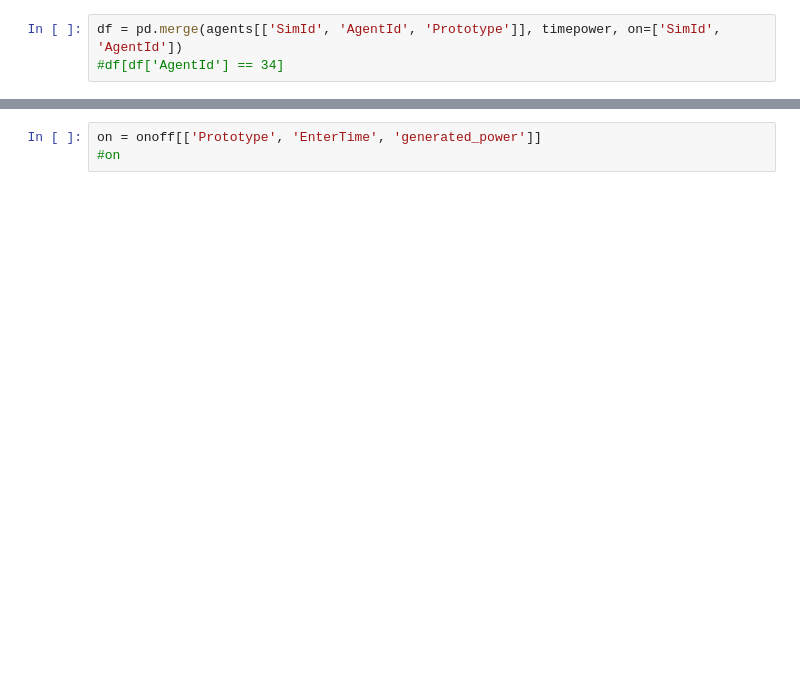
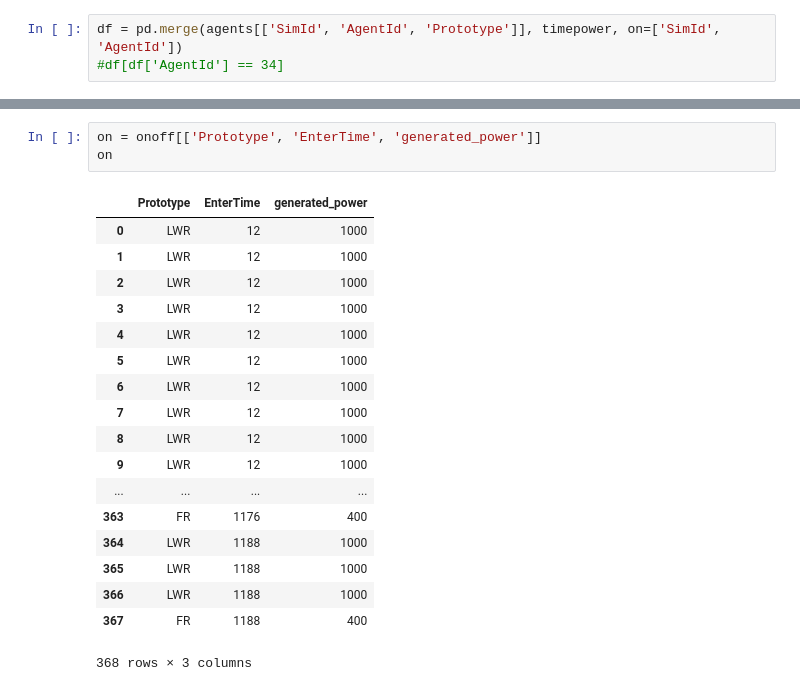
Before and after one commit to scopatz/fco-ta, a Jupyter notebook: genpower.ipynb, the cells around one changed output, grey strips where cells are left out. Cells and saved outputs as stored; diff of their text form; blank space fills up the shorter version.

```diff
--- a/genpower.ipynb
+++ b/genpower.ipynb
@@ -39,6 +56,25 @@ onoff = pd.merge(agents[['AgentId', 'Prototype', 'EnterTime', 'ExitTime']], blrx
 # %%
 on = onoff[['Prototype', 'EnterTime', 'generated_power']]
-#on
+on
+# %% [output]
+|  | Prototype | EnterTime | generated_power |
+| 0 | LWR | 12 | 1000 |
+| 1 | LWR | 12 | 1000 |
+| 2 | LWR | 12 | 1000 |
+| 3 | LWR | 12 | 1000 |
+| 4 | LWR | 12 | 1000 |
+| 5 | LWR | 12 | 1000 |
+| 6 | LWR | 12 | 1000 |
+| 7 | LWR | 12 | 1000 |
+| 8 | LWR | 12 | 1000 |
+| 9 | LWR | 12 | 1000 |
+| ... | ... | ... | ... |
+| 363 | FR | 1176 | 400 |
+| 364 | LWR | 1188 | 1000 |
+| 365 | LWR | 1188 | 1000 |
+| 366 | LWR | 1188 | 1000 |
+| 367 | FR | 1188 | 400 |
+368 rows × 3 columns
 # %%
 totpower = on.groupby(['Prototype', 'EnterTime']).sum()
 prototypes = totpower.index.levels[0]
```
Also changed, not shown: parts of 7 cells of this notebook, 2 other files.
